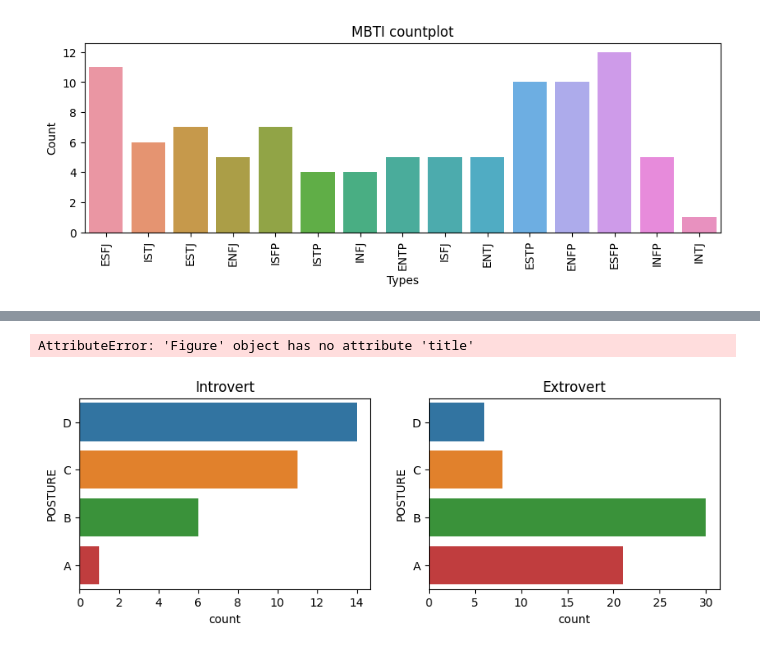
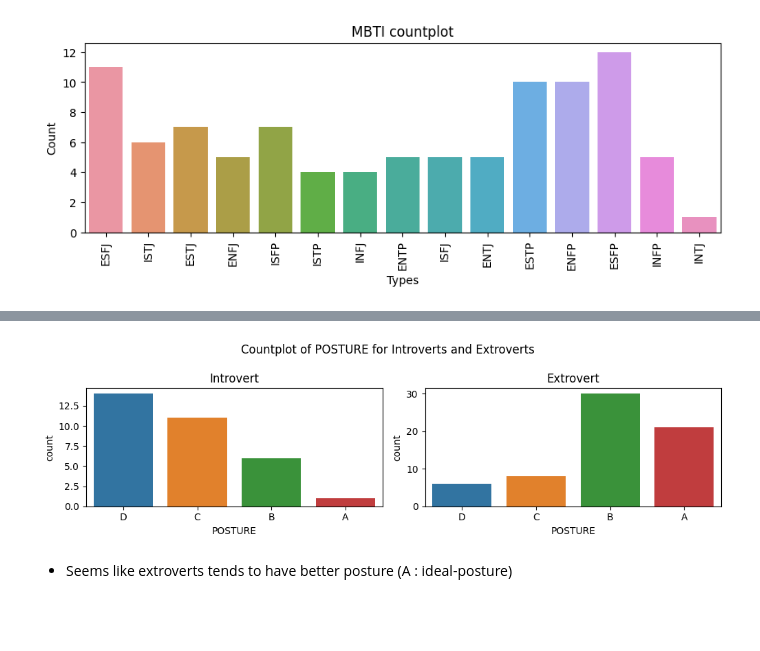
Before and after one commit to ortizfram/Correlation-Posture-VS-Personality-Trait, a Jupyter notebook: correlation.ipynb, the cells around one changed output, grey strips where cells are left out. Drawn from its saved outputs; the diff is of its cells as text; code cells hidden in the pictures; blank space fills up the shorter version.

Commit message:
extroverts vs introvers posture plot

```diff
--- a/correlation.ipynb
+++ b/correlation.ipynb
@@ -122,14 +122,16 @@ extroverts = df[df["E"] > df["I"]]
 introverts = df[df["I"] >= df["E"]]
 # %%
 fig, ax = plt.subplots(1, 2, figsize=(10, 3))
-sns.countplot(y='POSTURE', data=introverts, ax=ax[0], order=introverts['POSTURE'].value_counts().index)
-sns.countplot(y='POSTURE', data=extroverts, ax=ax[1], order=introverts['POSTURE'].value_counts().index)
+sns.countplot(x='POSTURE', data=introverts, ax=ax[0], order=introverts['POSTURE'].value_counts().index)
+sns.countplot(x='POSTURE', data=extroverts, ax=ax[1], order=introverts['POSTURE'].value_counts().index)
 
 ax[0].set_title("Introvert")
 ax[1].set_title("Extrovert")
 #.title('Postures between Introvert/Extrovert')
+plt.suptitle("Countplot of POSTURE for Introverts and Extroverts")
 plt.tight_layout()
 plt.show()
 # %% [output]
-AttributeError: 'Figure' object has no attribute 'title'
-[figure, old version]
+[figure, new version]
+# %% [markdown]
+- Seems like extroverts tends to have better posture (A : ideal-posture)
```
Also changed, not shown: parts of 1 cell of this notebook.
